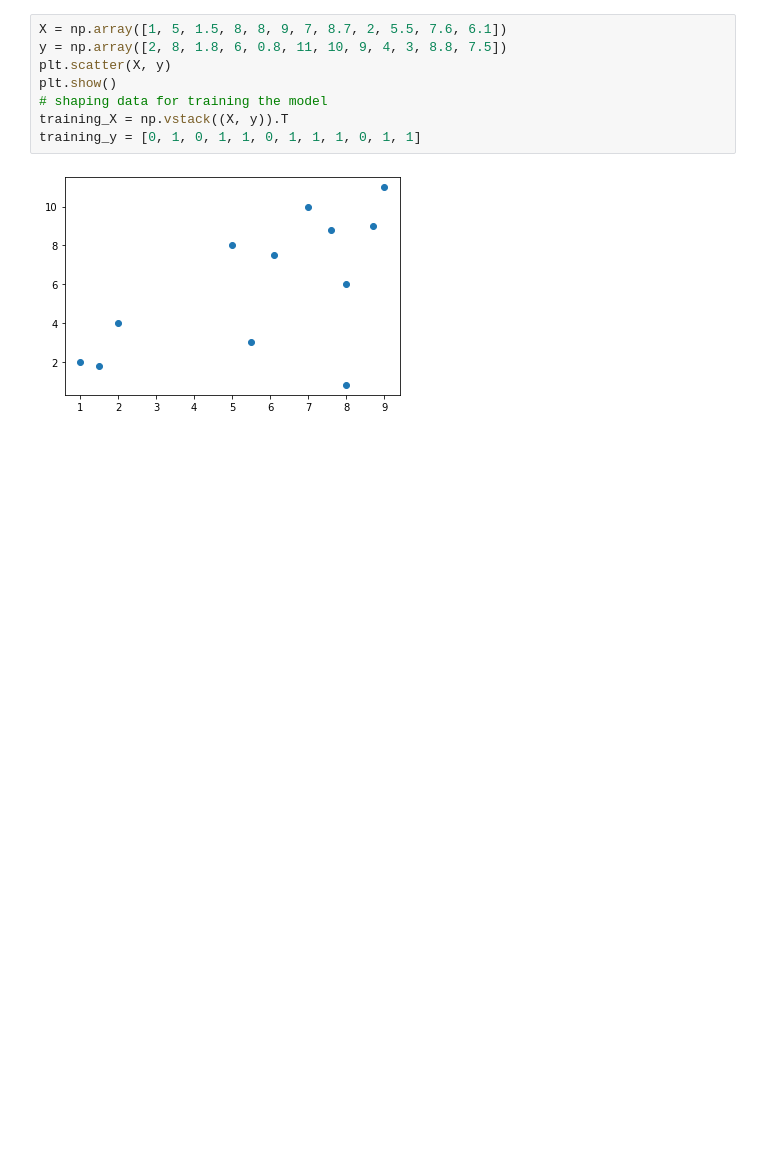
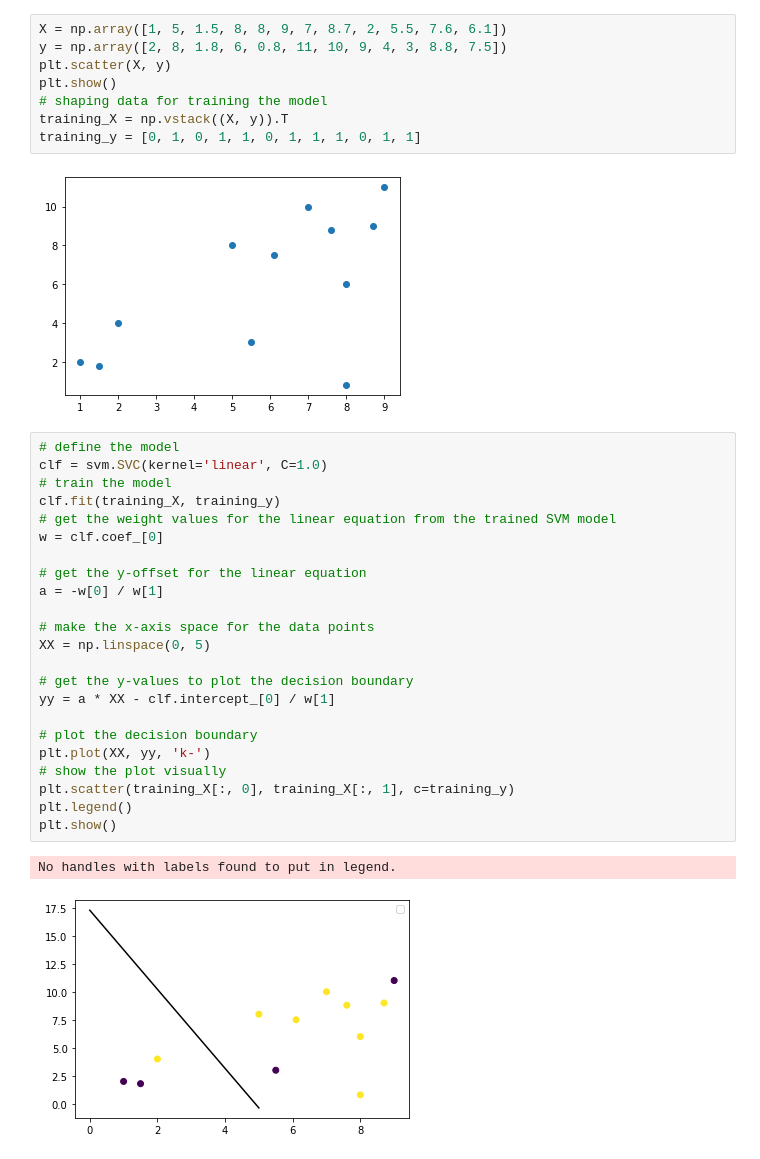
Before and after one commit to 10lokesh2k/Jupyter-Notebook-Projects-, a Jupyter notebook: svm.ipynb, the cells around one changed output. Drawn from its saved outputs; the diff is of its cells as text; blank space fills up the shorter version.

```diff
--- a/svm.ipynb
+++ b/svm.ipynb
@@ -33,3 +33,29 @@ training_X = np.vstack((X, y)).T
 training_y = [0, 1, 0, 1, 1, 0, 1, 1, 1, 0, 1, 1]
 # %% [output]
 [figure]
+# %%
+# define the model
+clf = svm.SVC(kernel='linear', C=1.0)
+# train the model
+clf.fit(training_X, training_y)
+# get the weight values for the linear equation from the trained SVM model
+w = clf.coef_[0]
+
+# get the y-offset for the linear equation
+a = -w[0] / w[1]
+
+# make the x-axis space for the data points
+XX = np.linspace(0, 5)
+
+# get the y-values to plot the decision boundary
+yy = a * XX - clf.intercept_[0] / w[1]
+
+# plot the decision boundary
+plt.plot(XX, yy, 'k-')
+# show the plot visually
+plt.scatter(training_X[:, 0], training_X[:, 1], c=training_y)
+plt.legend()
+plt.show()
+# %% [output]
+No handles with labels found to put in legend.
+[figure, added]
```
